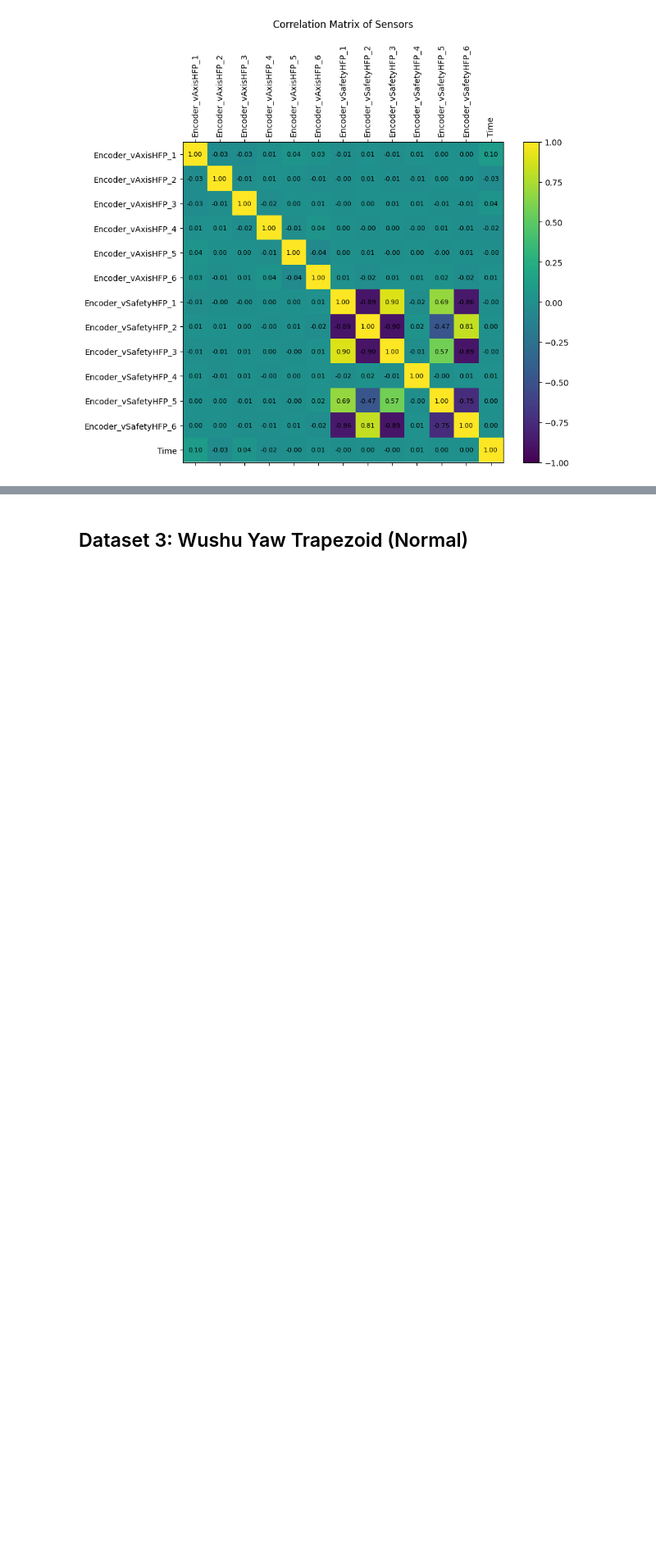
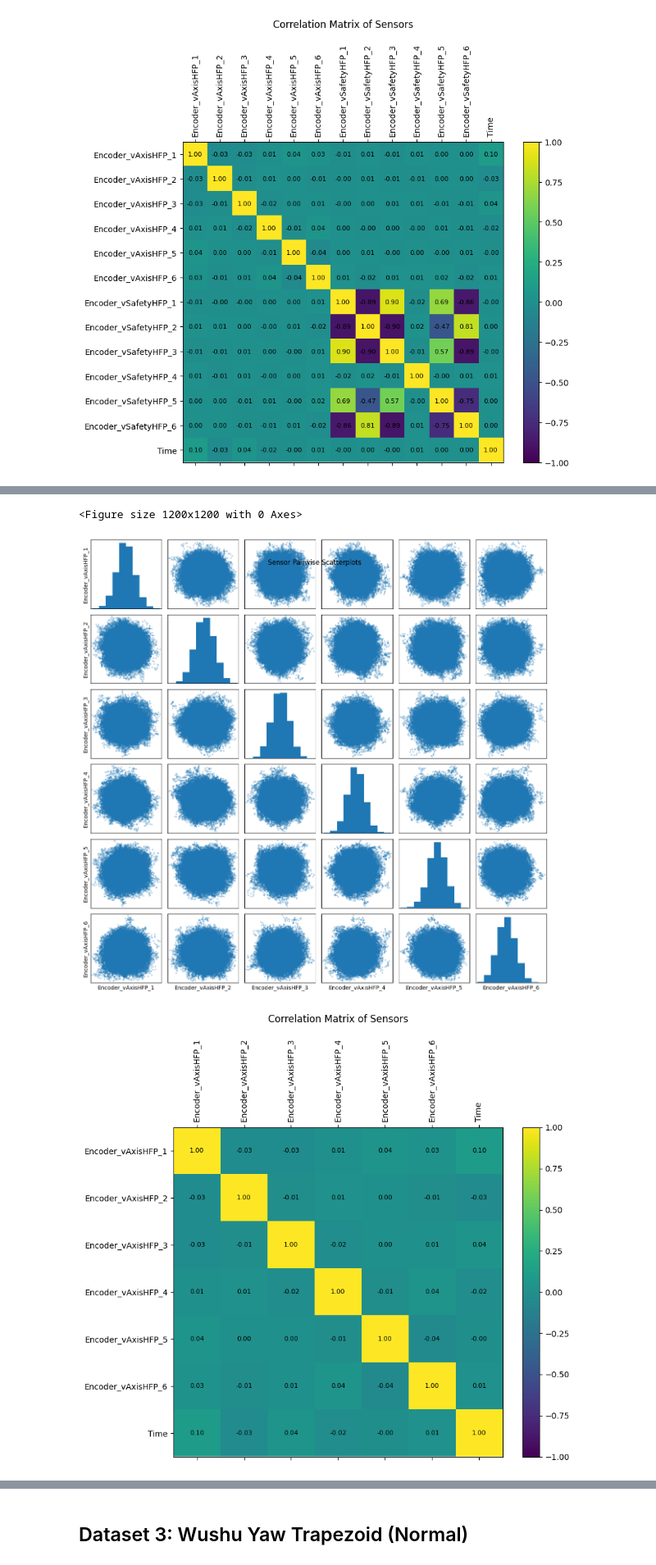
Before and after one commit to AshutoshJani/Realtime-Anomaly-Detection-for-Sensor-Data, a Jupyter notebook: explore.ipynb, the cells around one changed output, grey strips where cells are left out. Shown at 82% size. Drawn from its saved outputs; the diff is of its cells as text; code cells hidden in the pictures; blank space fills up the shorter version.

```diff
--- a/explore.ipynb
+++ b/explore.ipynb
@@ -186,0 +226,39 @@ plt.show()
+# %%
+df2_axis = df2.iloc[:, 0:6].copy()
+df2_axis['Time'] = df2['Time']
+fig = plt.figure(figsize=(12, 12))
+axes = scatter_matrix(df2_axis, alpha=0.3, diagonal='hist', figsize=(12, 12))
+
+for ax in axes.flatten():
+    ax.set_xticks([])
+    ax.set_yticks([])
+
+plt.suptitle("Sensor Pairwise Scatterplots", y=0.92)
+plt.tight_layout()
+plt.show()
+
+
+# Correlation Matrix Heatmap
+corr = df2_axis.corr()
+
+fig, ax = plt.subplots(figsize=(10, 8))
+cax = ax.matshow(corr, vmin=-1, vmax=1)
+fig.colorbar(cax, fraction=0.046, pad=0.04)
+
+# set up ticks and labels
+ax.set_xticks(np.arange(len(corr.columns)))
+ax.set_yticks(np.arange(len(corr.columns)))
+ax.set_xticklabels(corr.columns, rotation=90)
+ax.set_yticklabels(corr.columns)
+
+# annotate each cell with the correlation value
+for (i, j), val in np.ndenumerate(corr.values):
+    ax.text(j, i, f"{val:.2f}", ha='center', va='center', fontsize=8)
+
+plt.title("Correlation Matrix of Sensors", pad=20)
+plt.tight_layout()
+plt.show()
+# %% [output]
+<Figure size 1200x1200 with 0 Axes>
+[figure, added]
+[figure, added]
```
Also changed, not shown: parts of 24 cells of this notebook, 2 other files.
